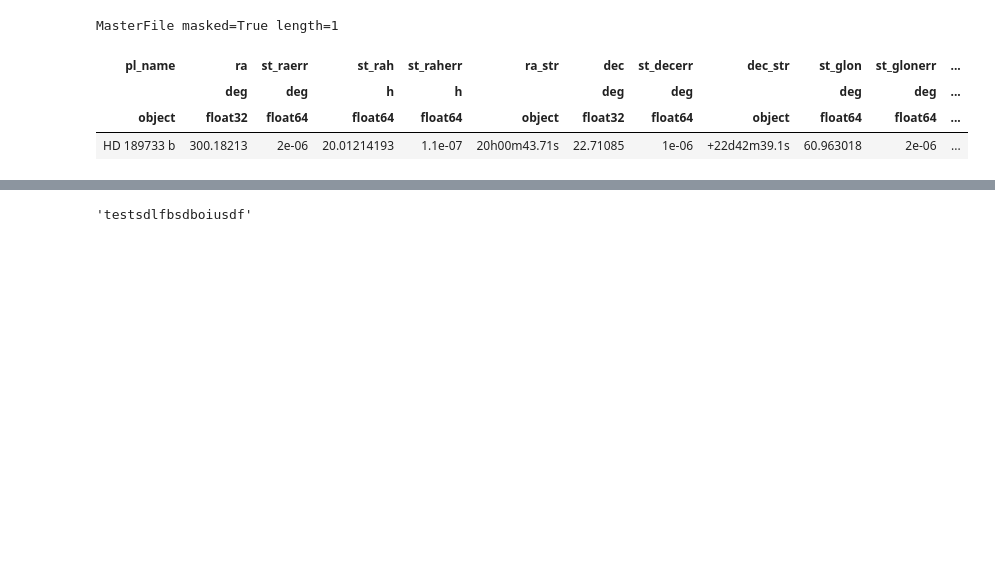
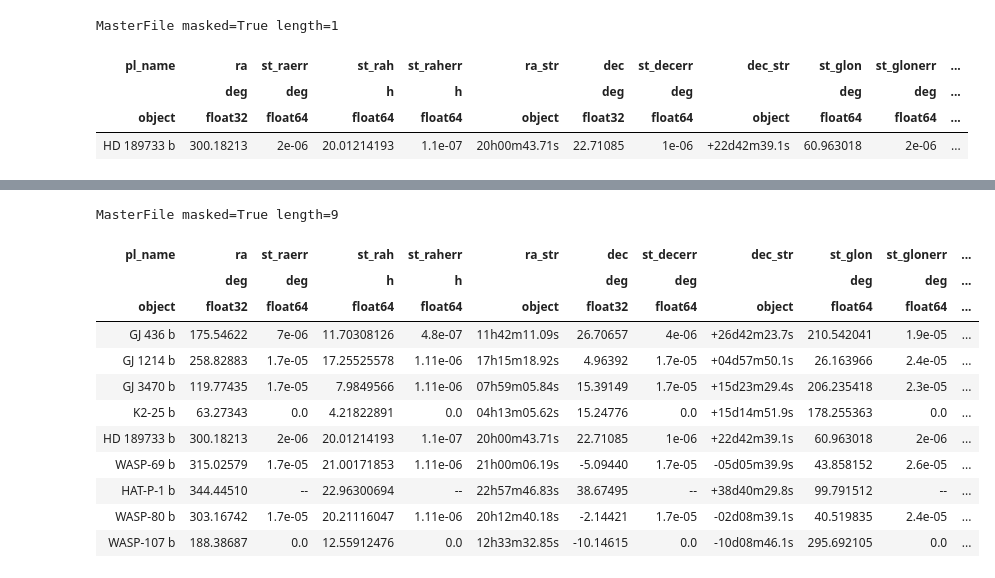
Before and after one commit to AntoineDarveau/transit_prediction, a Jupyter notebook: Edit_table.ipynb, the cells around one changed output, grey strips where cells are left out. Saved outputs shown, nothing was run; the diff lists cells and outputs as text; code cells hidden in the pictures; blank space fills up the shorter version.

```diff
--- a/Edit_table.ipynb
+++ b/Edit_table.ipynb
@@ -101,9 +15,3 @@ test2
-# %%
-testcol = MaskedColumn(length=4, mask=True, dtype='O')
-testcol[0] = 'testsdlfbsdboiusdf'
-testcol[0]
-# %% [output]
-'testsdlfbsdboiusdf'
 # %%
 target_list = ["GJ 436 b",
                "GJ 1214 b",
@@ -114,3 +22,19 @@ target_list = ["GJ 436 b",
                "HAT-P-1 b",
                "WASP-80 b",
                "WASP-107 b"]
+# %%
+data.by_plName(*target_list)
+# %% [output]
+MasterFile masked=True length=9
+| pl_name | ra | st_raerr | st_rah | st_raherr | ra_str | dec | st_decerr | dec_str | st_glon | st_glonerr | ... |
+|  | deg | deg | h | h |  | deg | deg |  | deg | deg | ... |
+| object | float32 | float64 | float64 | float64 | object | float32 | float64 | object | float64 | float64 | ... |
+| GJ 436 b | 175.54622 | 7e-06 | 11.70308126 | 4.8e-07 | 11h42m11.09s | 26.70657 | 4e-06 | +26d42m23.7s | 210.542041 | 1.9e-05 | ... |
+| GJ 1214 b | 258.82883 | 1.7e-05 | 17.25525578 | 1.11e-06 | 17h15m18.92s | 4.96392 | 1.7e-05 | +04d57m50.1s | 26.163966 | 2.4e-05 | ... |
+| GJ 3470 b | 119.77435 | 1.7e-05 | 7.9849566 | 1.11e-06 | 07h59m05.84s | 15.39149 | 1.7e-05 | +15d23m29.4s | 206.235418 | 2.3e-05 | ... |
+| K2-25 b | 63.27343 | 0.0 | 4.21822891 | 0.0 | 04h13m05.62s | 15.24776 | 0.0 | +15d14m51.9s | 178.255363 | 0.0 | ... |
+| HD 189733 b | 300.18213 | 2e-06 | 20.01214193 | 1.1e-07 | 20h00m43.71s | 22.71085 | 1e-06 | +22d42m39.1s | 60.963018 | 2e-06 | ... |
+| WASP-69 b | 315.02579 | 1.7e-05 | 21.00171853 | 1.11e-06 | 21h00m06.19s | -5.09440 | 1.7e-05 | -05d05m39.9s | 43.858152 | 2.6e-05 | ... |
+| HAT-P-1 b | 344.44510 | -- | 22.96300694 | -- | 22h57m46.83s | 38.67495 | -- | +38d40m29.8s | 99.791512 | -- | ... |
+| WASP-80 b | 303.16742 | 1.7e-05 | 20.21116047 | 1.11e-06 | 20h12m40.18s | -2.14421 | 1.7e-05 | -02d08m39.1s | 40.519835 | 2.4e-05 | ... |
+| WASP-107 b | 188.38687 | 0.0 | 12.55912476 | 0.0 | 12h33m32.85s | -10.14615 | 0.0 | -10d08m46.1s | 295.692105 | 0.0 | ... |
```
Also changed, not shown: parts of 17 cells of this notebook.
